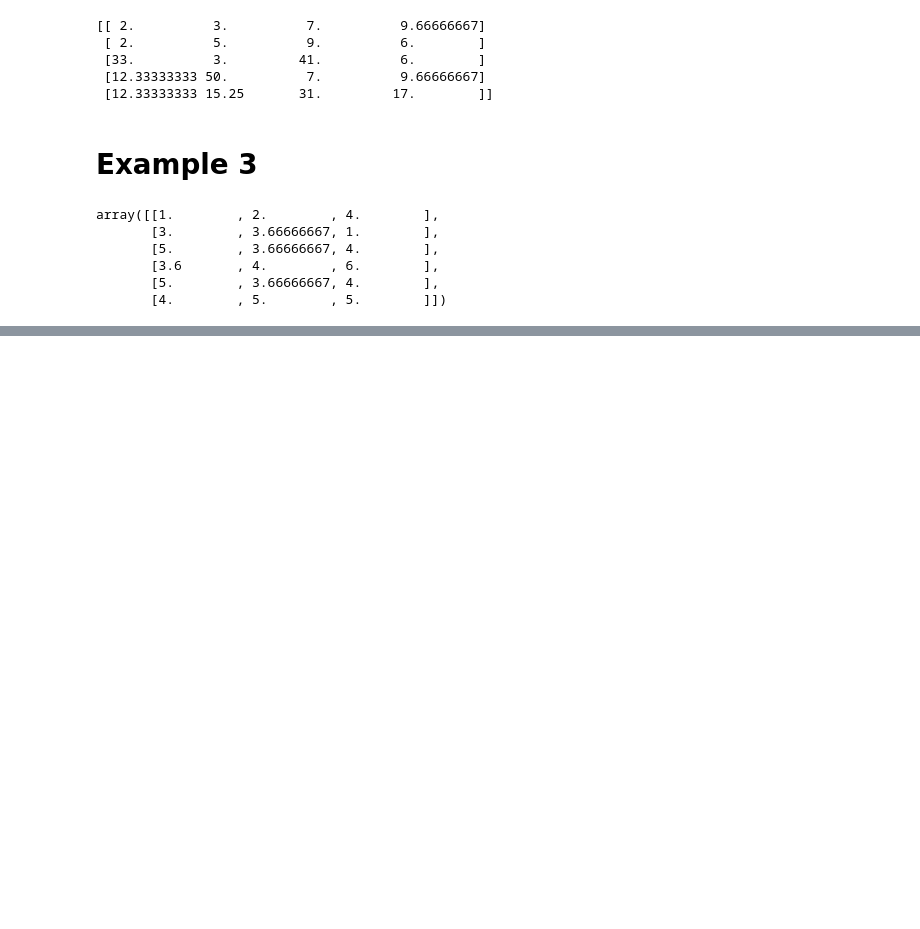
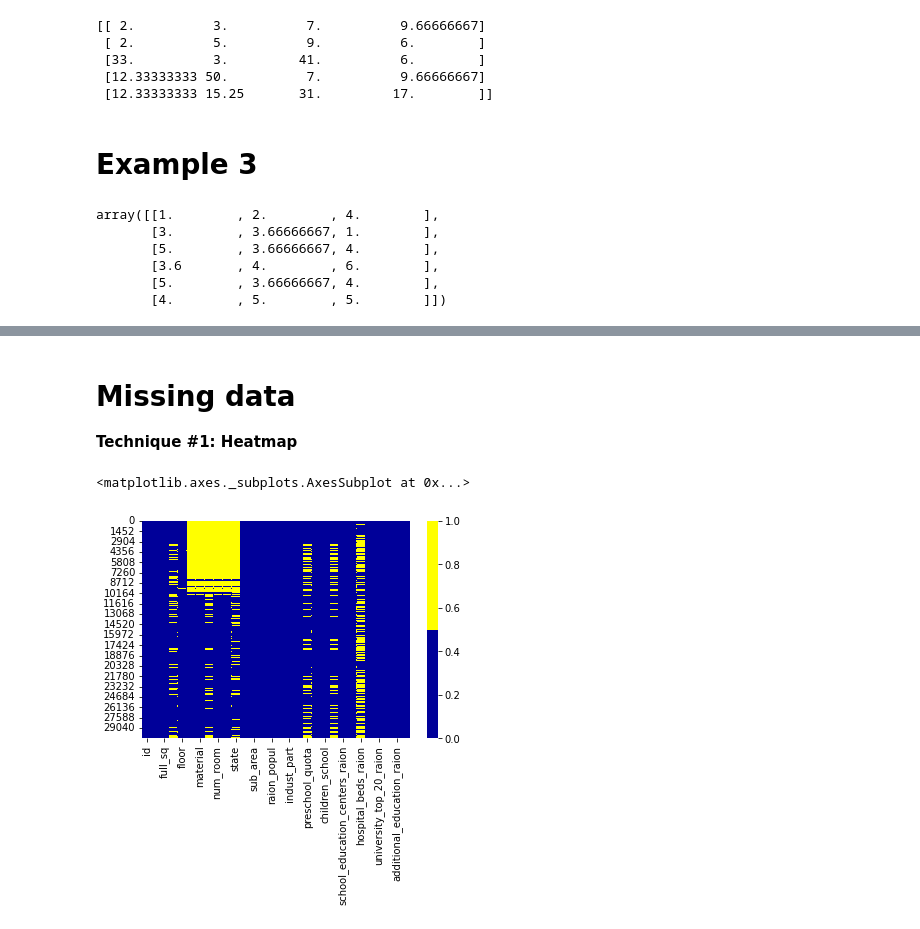
Before and after one commit to Megdadi/Cleaning_data, a Jupyter notebook: Cleaning data.ipynb, the cells around one changed output, grey strips where cells are left out. Cells and saved outputs as stored; diff of their text form; code cells hidden in the pictures; blank space fills up the shorter version.

```diff
--- a/Cleaning data.ipynb
+++ b/Cleaning data.ipynb
@@ -253,0 +271,2 @@ array([[1.        , 2.        , 4.        ],
+# %%
+data=pd.read_csv('/content/drive/MyDrive/sklearn/cleaning/Marketting.csv')
@@ -253,0 +363,3 @@ array([[1.        , 2.        , 4.        ],
+# %% [markdown]
+# **Missing data**
+**Technique #1:  Heatmap**
@@ -253,0 +368,9 @@ array([[1.        , 2.        , 4.        ],
+# %%
+import seaborn as sns
+
+cols = data.columns[:30] # first 30 columns
+colours = ['#000099', '#ffff00'] # specify the colours - yellow is missing. blue is not missing.
+sns.heatmap(data[cols].isnull(), cmap=sns.color_palette(colours))
+# %% [output]
+<matplotlib.axes._subplots.AxesSubplot at 0x...>
+[figure, added]
```
Also changed, not shown: parts of 26 cells of this notebook.
